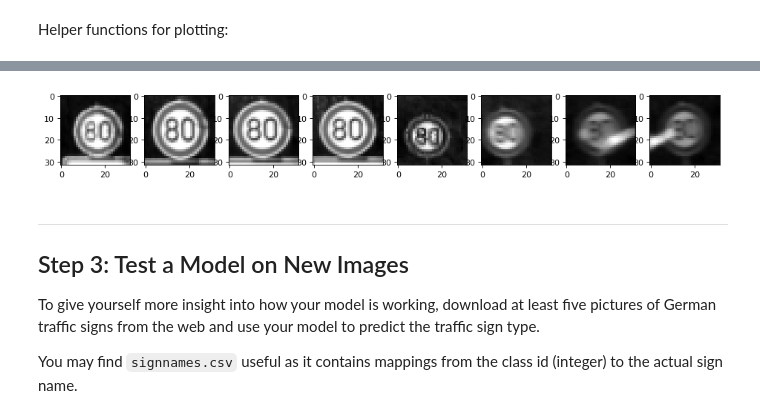
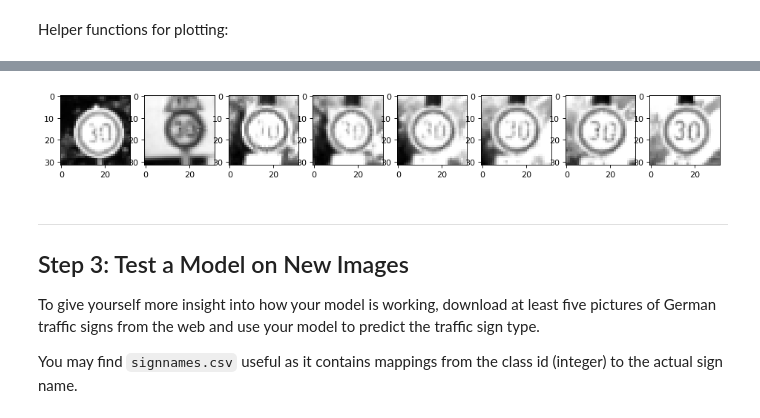
Before and after one commit to MarkDekker/CarND-Traffic-Sign-Classifier-Project, a Jupyter notebook: Traffic_Sign_Classifier.ipynb, the cells around one changed output, grey strips where cells are left out. Saved outputs shown, nothing was run; the diff lists cells and outputs as text; code cells hidden in the pictures.

```diff
--- a/Traffic_Sign_Classifier.ipynb
+++ b/Traffic_Sign_Classifier.ipynb
@@ -394,7 +394,7 @@ def model(x, COLOR_CHANNELS=1, dropout_keep=1.0):
         filters_layer_1 = 16
         filters_layer_2 = 32
         neurons_layer_3 = 240
-        neurons_layer_4 = 160
+        neurons_layer_4 = 84
 
         mu = 0.0
         sigma = 0.05
@@ -453,7 +453,7 @@ BATCH_SIZE = 128
 n_batches = math.ceil(len(X_train)/BATCH_SIZE)
 sgdr = True
 max_learning_rate = 0.001
-warmup_period = n_batches * 6
+warmup_period = n_batches * 20
 first_decay_steps = n_batches * 2
 
 x = tf.placeholder(tf.float32, (None, 32, 32, COLOR_CHANNELS))
@@ -480,7 +480,7 @@ saver = tf.train.Saver()
 # %% [markdown]
 Run training operation:
 # %%
-EPOCHS = 20
+EPOCHS = 34
 
 with tf.Session() as sess:
     sess.run(tf.global_variables_initializer())
@@ -492,7 +492,7 @@ with tf.Session() as sess:
     print("Training...")
     print()
     for i in range(EPOCHS):
-        X_shuffle, y_shuffle = shuffle(processed_train, y_train) #       augmented_training_set, augmented_training_labels
+        X_shuffle, y_shuffle = shuffle(processed_train, y_train) #  augmented_training_set, augmented_training_labels
 
         for offset in range(0, num_examples, BATCH_SIZE):
             if curr_iteration < warmup_period:
@@ -622,7 +622,7 @@ Confusion matrix, without normalization
 # %%
-print_images(miscategorised_images[5])
+print_images(miscategorised_images[1])
 # %% [output]
-[figure, old version]
+[figure, new version]
 # %% [markdown]
 ---
 
```
Also changed, not shown: parts of 3 cells of this notebook.
